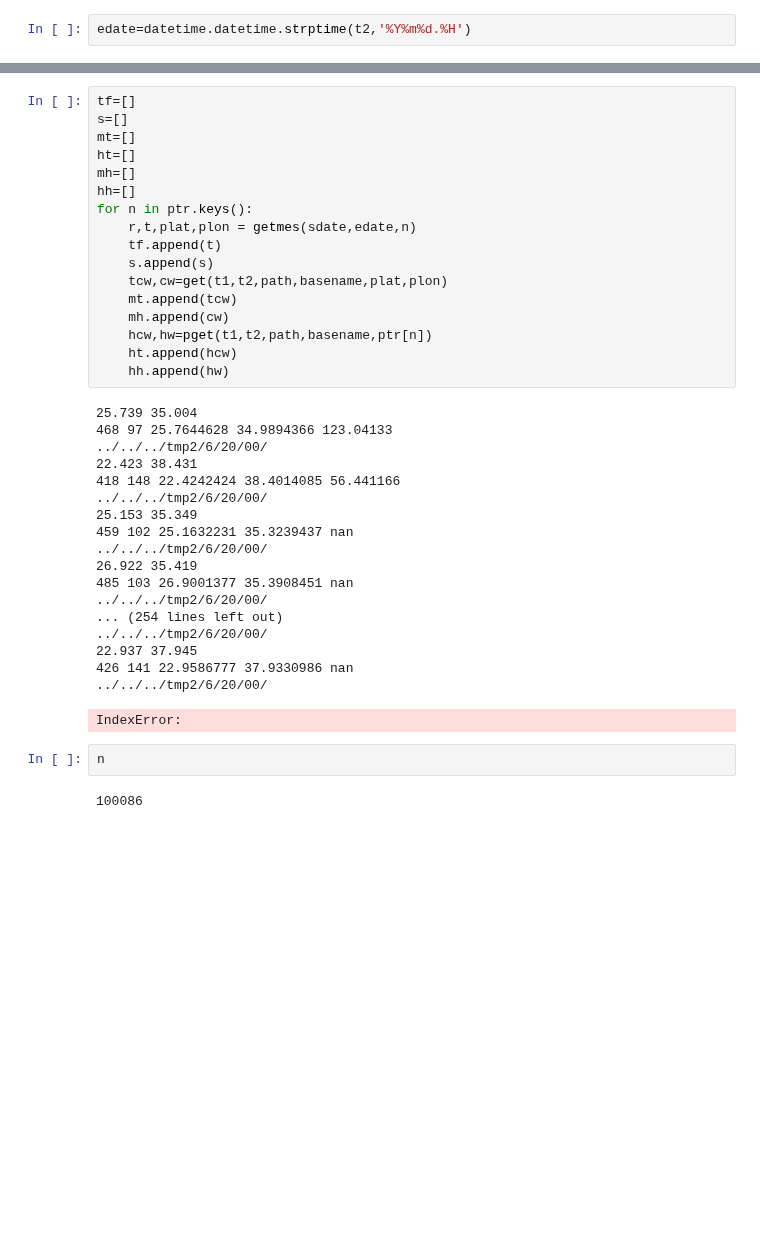
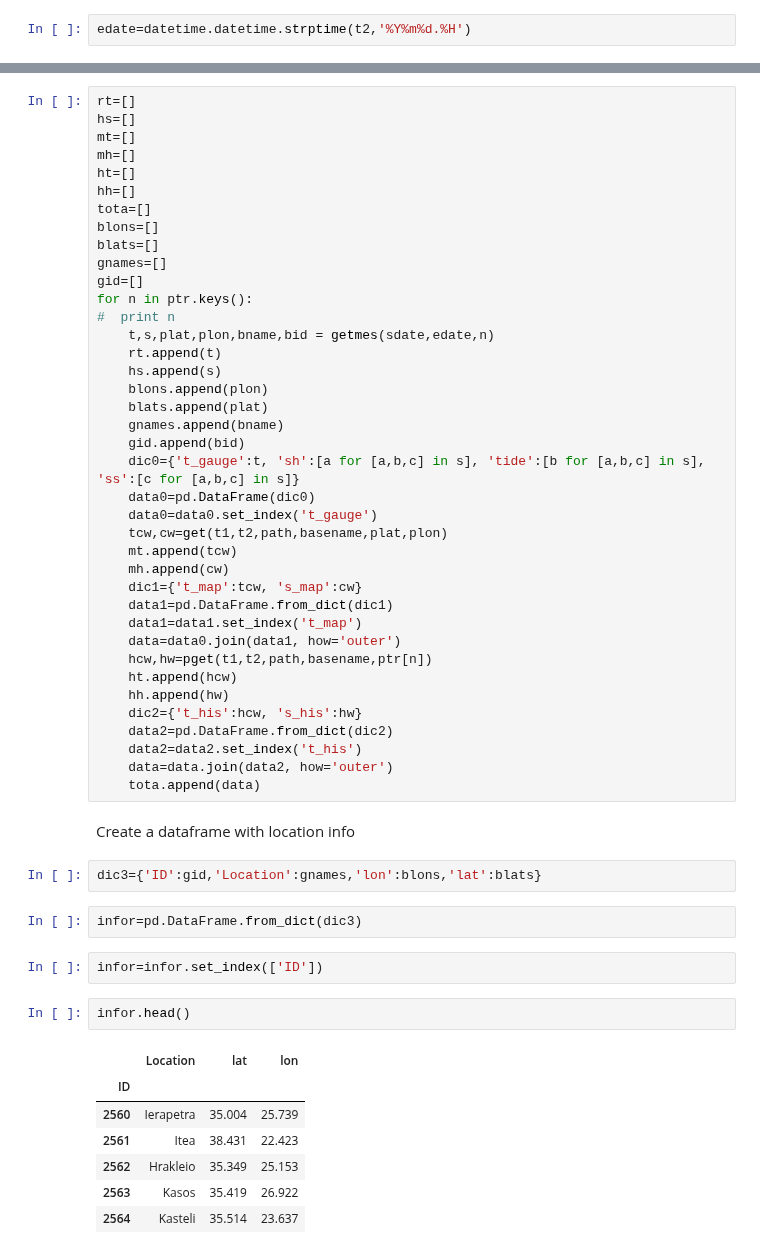
Before and after one commit to brey/pyPoseidon, a Jupyter notebook: Jupyter/Check all Obs points.ipynb, the cells around one changed output, grey strips where cells are left out. Drawn from its saved outputs; the diff is of its cells as text; blank space fills up the shorter version.

```diff
--- a/Jupyter/Check all Obs points.ipynb
+++ b/Jupyter/Check all Obs points.ipynb
@@ -25,40 +64,57 @@ edate=datetime.datetime.strptime(t2,'%Y%m%d.%H')
 # %%
-tf=[]
-s=[]
+rt=[]
+hs=[]
 mt=[]
+mh=[]
 ht=[]
-mh=[]
 hh=[]
+tota=[]
+blons=[]
+blats=[]
+gnames=[]
+gid=[]
 for n in ptr.keys():
-    r,t,plat,plon = getmes(sdate,edate,n)
-    tf.append(t)
-    s.append(s)
+#  print n
+    t,s,plat,plon,bname,bid = getmes(sdate,edate,n)
+    rt.append(t)
+    hs.append(s)
+    blons.append(plon)
+    blats.append(plat)
+    gnames.append(bname)
+    gid.append(bid)
+    dic0={'t_gauge':t, 'sh':[a for [a,b,c] in s], 'tide':[b for [a,b,c] in s], 'ss':[c for [a,b,c] in s]}
+    data0=pd.DataFrame(dic0)
+    data0=data0.set_index('t_gauge')
     tcw,cw=get(t1,t2,path,basename,plat,plon)
     mt.append(tcw)
     mh.append(cw)
+    dic1={'t_map':tcw, 's_map':cw}
+    data1=pd.DataFrame.from_dict(dic1)
+    data1=data1.set_index('t_map')
+    data=data0.join(data1, how='outer')
     hcw,hw=pget(t1,t2,path,basename,ptr[n])
     ht.append(hcw)
     hh.append(hw)
+    dic2={'t_his':hcw, 's_his':hw}
+    data2=pd.DataFrame.from_dict(dic2)
+    data2=data2.set_index('t_his')
+    data=data.join(data2, how='outer')
+    tota.append(data)
-# %% [output]
-25.739 35.004
-468 97 25.7644628 34.9894366 123.04133
-../../../tmp2/6/20/00/
-22.423 38.431
-418 148 22.4242424 38.4014085 56.441166
-../../../tmp2/6/20/00/
-25.153 35.349
-459 102 25.1632231 35.3239437 nan
-../../../tmp2/6/20/00/
-26.922 35.419
-485 103 26.9001377 35.3908451 nan
-../../../tmp2/6/20/00/
-... (254 lines left out)
-../../../tmp2/6/20/00/
-22.937 37.945
-426 141 22.9586777 37.9330986 nan
-../../../tmp2/6/20/00/
-IndexError:
-# %%
-n
-# %% [output]
-100086
+# %% [markdown]
+Create a dataframe with location info
+# %%
+dic3={'ID':gid,'Location':gnames,'lon':blons,'lat':blats}
+# %%
+infor=pd.DataFrame.from_dict(dic3)
+# %%
+infor=infor.set_index(['ID'])
+# %%
+infor.head()
+# %% [output]
+|  | Location | lat | lon |
+| ID |  |  |  |
+| 2560 | Ierapetra | 35.004 | 25.739 |
+| 2561 | Itea | 38.431 | 22.423 |
+| 2562 | Hrakleio | 35.349 | 25.153 |
+| 2563 | Kasos | 35.419 | 26.922 |
+| 2564 | Kasteli | 35.514 | 23.637 |
```
Also changed, not shown: parts of 65 cells of this notebook.
